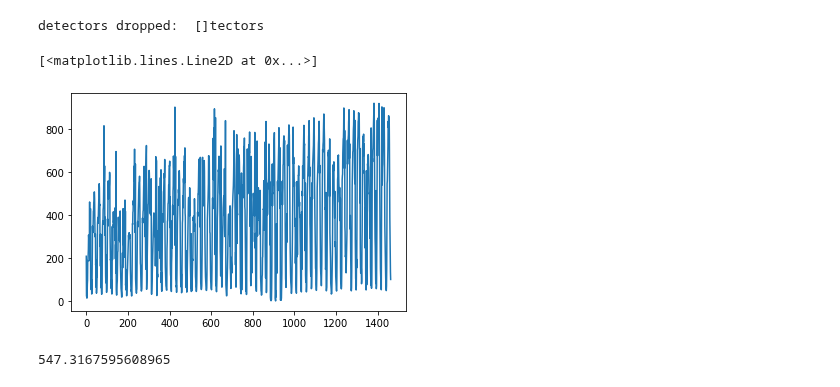
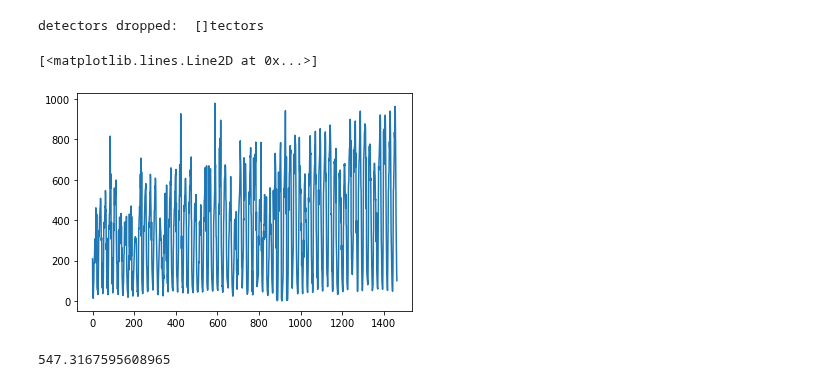
Before and after one commit to TeddyTW/SpatialScan, a Jupyter notebook: notebooks/Untitled.ipynb, the cells around one changed output. Drawn from its saved outputs; the diff is of its cells as text; code cells hidden in the pictures.

```diff
--- a/notebooks/Untitled.ipynb
+++ b/notebooks/Untitled.ipynb
@@ -35,14 +33,14 @@ np.percentile(df_d["n_vehicles_in_interval"], 95)
 # %% [output]
 921.2999999999997
 # %%
-DF_d=data_preprocessor(df_d)
+DF_d=data_preprocessor(df_d, N_sigma=3)
 # %% [output]
 detectors dropped:  []tectors
 # %%
-plt.plot(DF_d["n_vehicles_in_interval"].to_numpy())
+plt.plot(DF_d["n_vehicles_in_interval"])
 # %% [output]
 [<matplotlib.lines.Line2D at 0x...>]
-[figure, old version]
+[figure, new version]
 # %%
 df_d["n_vehicles_in_interval"].median()+ 3*df_d["n_vehicles_in_interval"].std()
 # %% [output]
```
Also changed, not shown: parts of 1 cell of this notebook, 1 other file.
